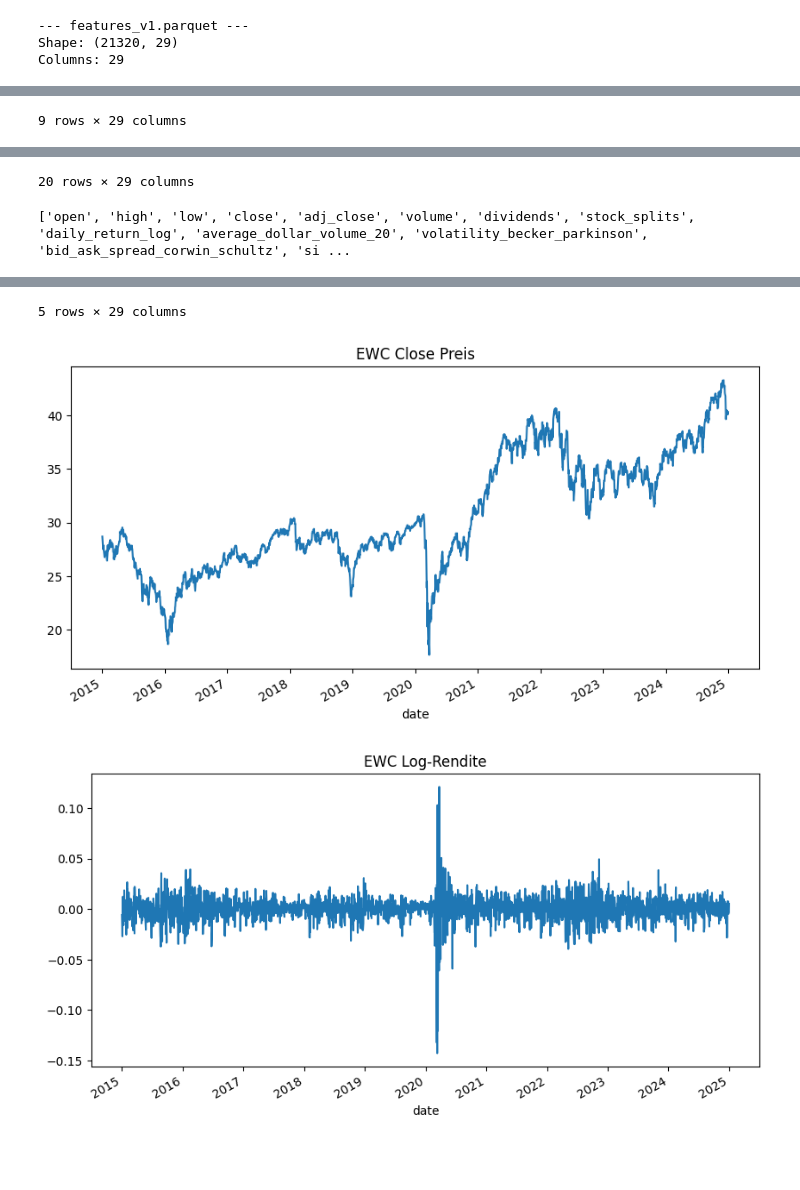
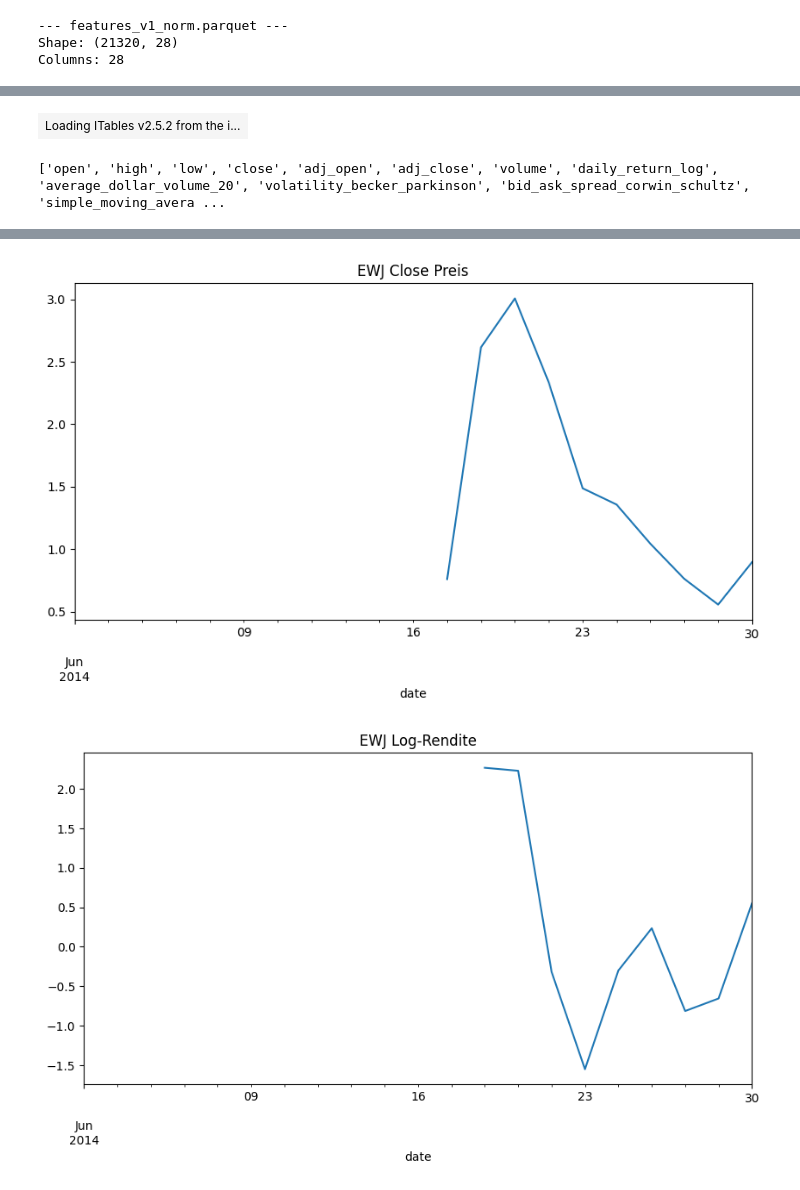
Before and after one commit to longrodeo/bachelorarbeit-drl-finance, a Jupyter notebook: notebooks/ploten_parquets_daten_check.ipynb, the cells around one changed output, grey strips where cells are left out. Cells and saved outputs as stored; diff of their text form; code cells hidden in the pictures; blank space fills up the shorter version.

```diff
--- a/notebooks/ploten_parquets_daten_check.ipynb
+++ b/notebooks/ploten_parquets_daten_check.ipynb
@@ -109,14 +87,14 @@ Columns: 8
 # %%
-df_clean = load_and_info(DATA_DIR / "clean" / "features_v1.parquet")
-display(df_clean.head(9), df_clean.tail(20))
+df_clean = load_and_info(DATA_DIR / "clean" / "features_v1_norm.parquet")
+display(df_clean.head(30), df_clean.tail())
 # Spaltenliste
 print(df_clean.columns.tolist()[:15], "...")
 
 # Ein Asset über Zeitraum herausfiltern
-asset = "EWC"
-date_range = slice("2015-01-01", "2025-01-15")
+asset = "EWJ"
+date_range = slice("2014-06-02", "2014-06-30")
 df_clean_asset = df_clean.xs(asset, level="asset").loc[date_range]
-display(df_clean_asset.head())
+display(df_clean_asset.head(30))
 
 # Plot Close Preis
 df_clean_asset["close"].plot(title=f"{asset} Close Preis", figsize=(10,5))
@@ -126,6 +104,6 @@ plt.show()
 df_clean_asset["daily_return_log"].plot(title=f"{asset} Log-Rendite", figsize=(10,5))
 plt.show()
 # %% [output]
---- features_v1.parquet ---
-Shape: (21320, 29)
-Columns: 29
+--- features_v1_norm.parquet ---
+Shape: (21320, 28)
+Columns: 28
@@ -143 +111,2 @@ Columns: 29
+| Loading ITables v2.5.2 from the i... |
-9 rows × 29 columns
+['open', 'high', 'low', 'close', 'adj_open', 'adj_close', 'volume', 'daily_return_log', 'average_dollar_volume_20', 'volatility_becker_parkinson', 'bid_ask_spread_corwin_schultz', 'simple_moving_avera ...
@@ -162,2 +112,0 @@ Columns: 29
-20 rows × 29 columns
-['open', 'high', 'low', 'close', 'adj_close', 'volume', 'dividends', 'stock_splits', 'daily_return_log', 'average_dollar_volume_20', 'volatility_becker_parkinson', 'bid_ask_spread_corwin_schultz', 'si ...
@@ -171,5 +114,4 @@ Columns: 29
-5 rows × 29 columns
-[figure, old version]
+[figure, new version]
-[figure, old version]
+[figure, new version]
 # %%
 df_rf = load_and_info(DATA_DIR / "clean" / "riskfree.parquet")
```
Also changed, not shown: parts of 8 cells of this notebook, 34 other files.
